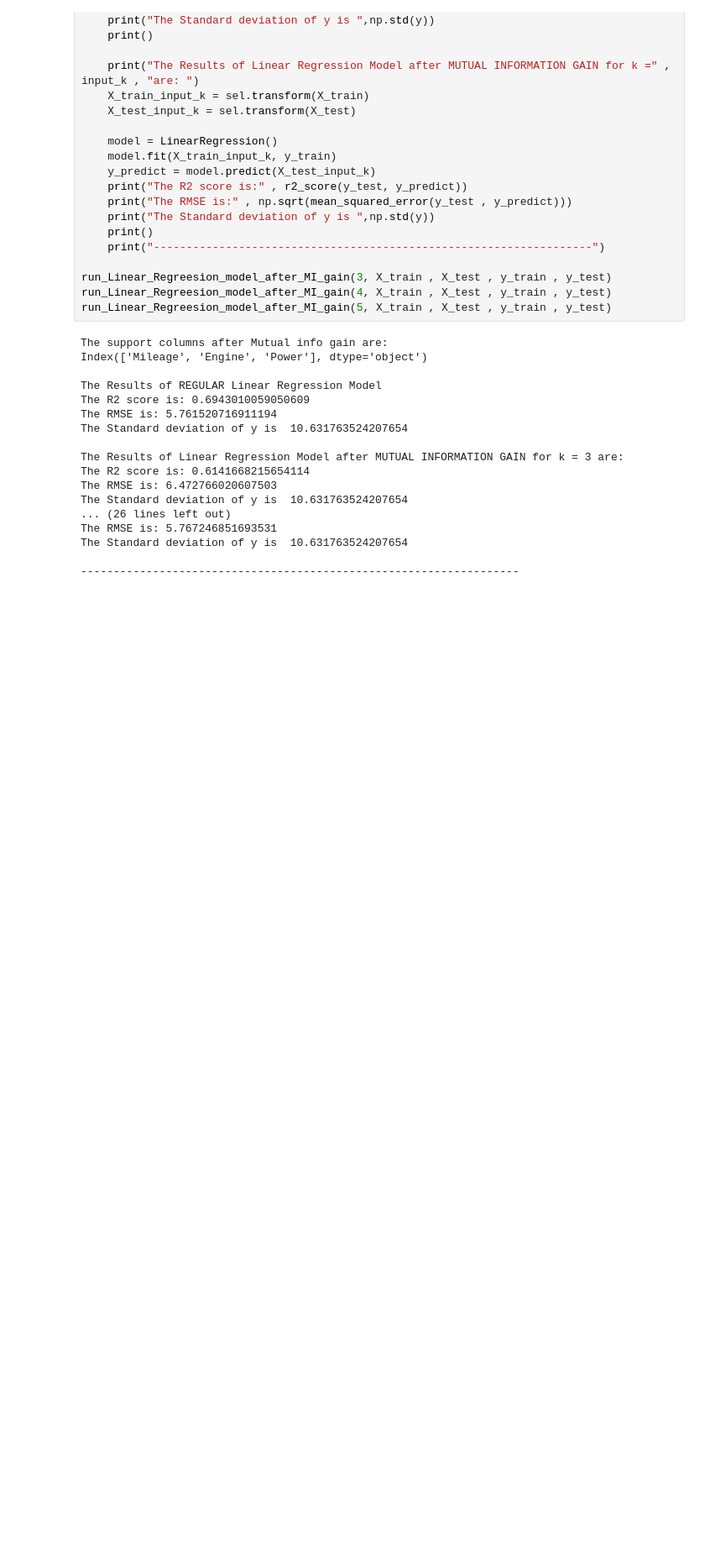
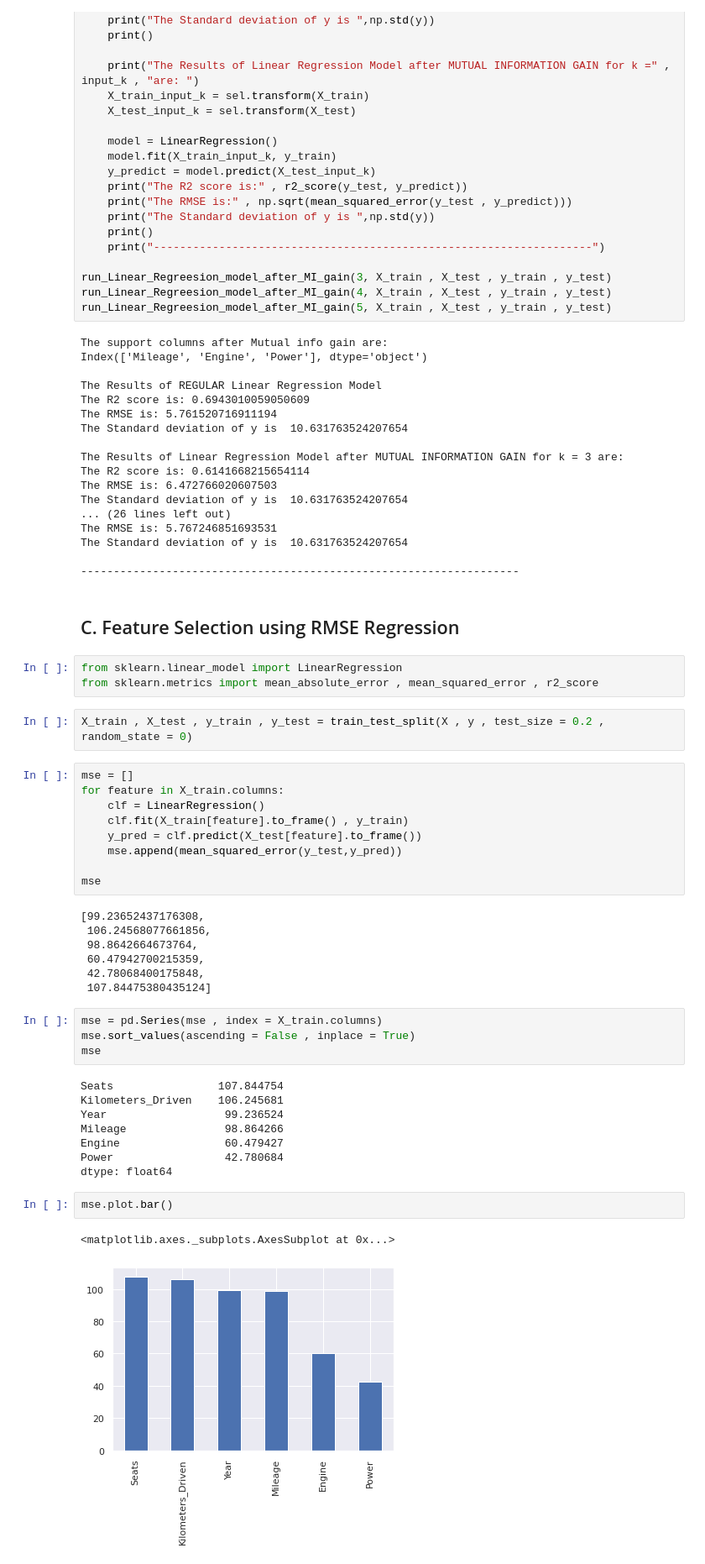
Before and after one commit to Microsoft-ML-Internship-Team/Major-Project-Submissions, a Jupyter notebook: KAUSTAV/02_Kaustav_feature_engineering_v4.ipynb, the cells around one changed output. Shown at 84% size. Saved outputs shown, nothing was run; the diff lists cells and outputs as text; blank space fills up the shorter version.

Commit message:
Added Kaustav feature selection v4

```diff
--- a/KAUSTAV/02_Kaustav_feature_engineering_v3.ipynb
+++ b/KAUSTAV/02_Kaustav_feature_engineering_v4.ipynb
@@ -740,3 +740,43 @@ The RMSE is: 5.767246851693531
 The Standard deviation of y is  10.631763524207654
 
 -------------------------------------------------------------------
+# %% [markdown]
+## C. Feature Selection using RMSE Regression
+# %%
+from sklearn.linear_model import LinearRegression
+from sklearn.metrics import mean_absolute_error , mean_squared_error , r2_score
+# %%
+X_train , X_test , y_train , y_test = train_test_split(X , y , test_size = 0.2 , random_state = 0)
+# %%
+mse = []
+for feature in X_train.columns:
+    clf = LinearRegression()
+    clf.fit(X_train[feature].to_frame() , y_train)
+    y_pred = clf.predict(X_test[feature].to_frame())
+    mse.append(mean_squared_error(y_test,y_pred))
+
+mse
+# %% [output]
+[99.23652437176308,
+ 106.24568077661856,
+ 98.8642664673764,
+ 60.47942700215359,
+ 42.78068400175848,
+ 107.84475380435124]
+# %%
+mse = pd.Series(mse , index = X_train.columns)
+mse.sort_values(ascending = False , inplace = True)
+mse
+# %% [output]
+Seats                107.844754
+Kilometers_Driven    106.245681
+Year                  99.236524
+Mileage               98.864266
+Engine                60.479427
+Power                 42.780684
+dtype: float64
+# %%
+mse.plot.bar()
+# %% [output]
+<matplotlib.axes._subplots.AxesSubplot at 0x...>
+[figure, added]
```
Also changed, not shown: parts of 11 cells of this notebook.
